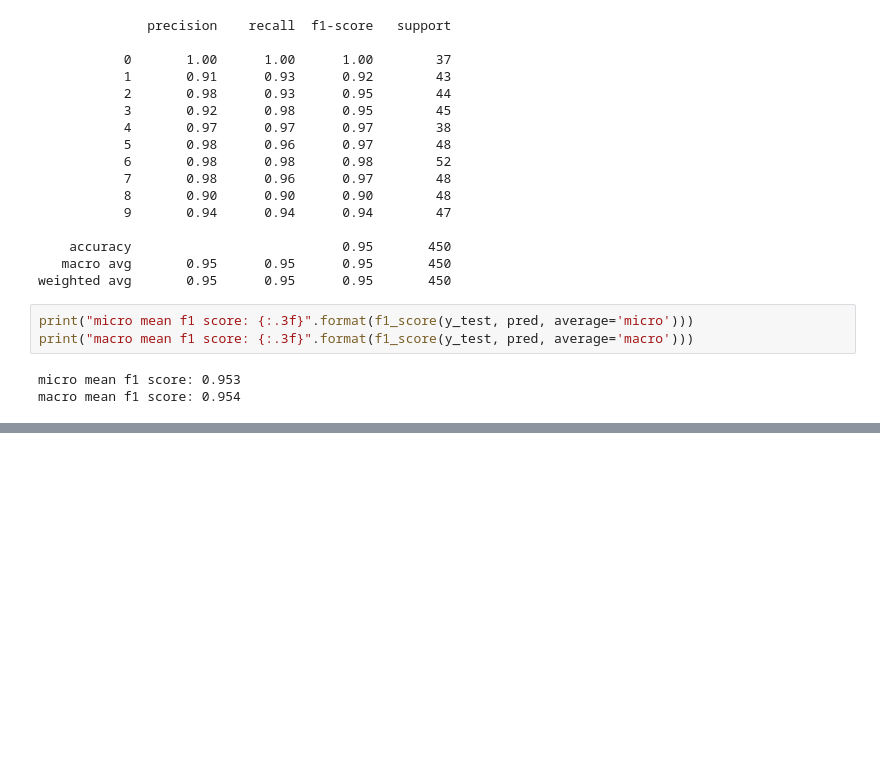
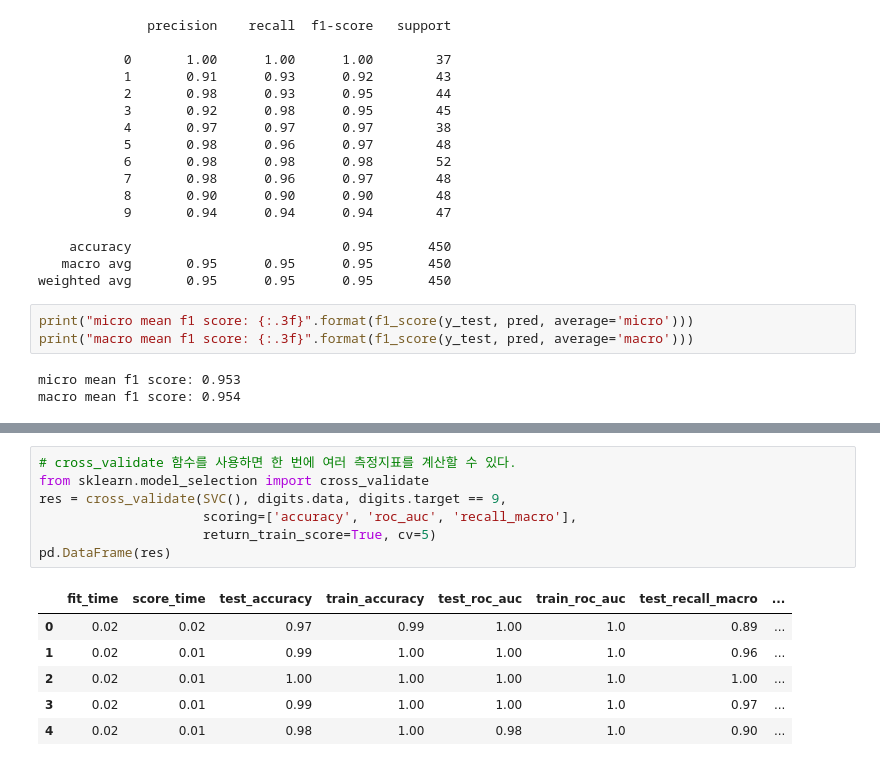
Before and after one commit to 201ssc/python_test1, a Jupyter notebook: 5_3평가지표와_측정.ipynb, the cells around one changed output, grey strips where cells are left out. Saved outputs shown, nothing was run; the diff lists cells and outputs as text; blank space fills up the shorter version.

```diff
--- a/5_3평가지표와_측정.ipynb
+++ b/5_3평가지표와_측정.ipynb
@@ -539,0 +568,14 @@ macro mean f1 score: 0.954
+# %%
+# cross_validate 함수를 사용하면 한 번에 여러 측정지표를 계산할 수 있다.
+from sklearn.model_selection import cross_validate
+res = cross_validate(SVC(), digits.data, digits.target == 9,
+                     scoring=['accuracy', 'roc_auc', 'recall_macro'],
+                     return_train_score=True, cv=5)
+pd.DataFrame(res)
+# %% [output]
+|  | fit_time | score_time | test_accuracy | train_accuracy | test_roc_auc | train_roc_auc | test_recall_macro | ... |
+| 0 | 0.02 | 0.02 | 0.97 | 0.99 | 1.00 | 1.0 | 0.89 | ... |
+| 1 | 0.02 | 0.01 | 0.99 | 1.00 | 1.00 | 1.0 | 0.96 | ... |
+| 2 | 0.02 | 0.01 | 1.00 | 1.00 | 1.00 | 1.0 | 1.00 | ... |
+| 3 | 0.02 | 0.01 | 0.99 | 1.00 | 1.00 | 1.0 | 0.97 | ... |
+| 4 | 0.02 | 0.01 | 0.98 | 1.00 | 0.98 | 1.0 | 0.90 | ... |
```
Also changed, not shown: parts of 11 cells of this notebook.
